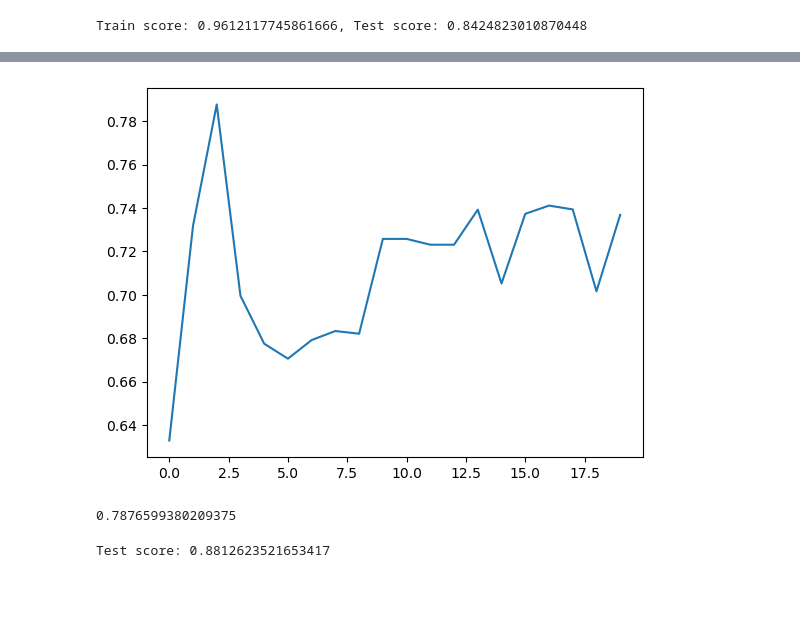
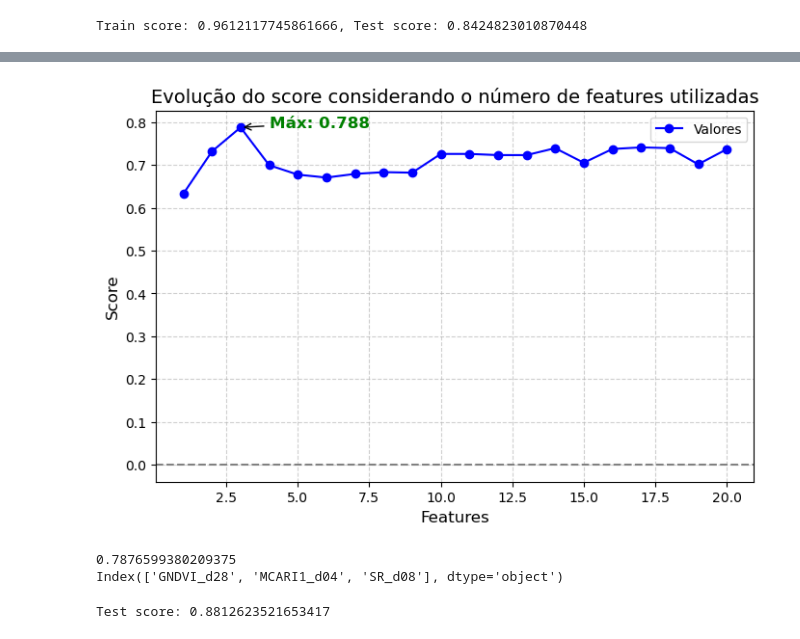
Before and after one commit to herrmannfl/fenotipagem-tomateiro, a Jupyter notebook: Aula2-DecisionTree.ipynb, the cells around one changed output, grey strips where cells are left out. Cells and saved outputs as stored; diff of their text form; code cells hidden in the pictures; blank space fills up the shorter version.

Commit message:
Melhorando gráficos

```diff
--- a/Aula2-DecisionTree.ipynb
+++ b/Aula2-DecisionTree.ipynb
@@ -181,14 +181,39 @@ for i in range(1,max_f):
 20 features - 0.7368010407932304
 # %%
 # gráfico
-# 3 features é o melhor
+# 10 features é o melhor
 import matplotlib.pyplot as plt
 
-plt.plot(lista_score)
+x = np.arange(len(lista_score))
+x = x + 1
+max_index = np.argmax(lista_score) + 1
+max_value = lista_score[max_index-1]
+# Criando o gráfico
+plt.figure(figsize=(8, 5))
+plt.plot(x, lista_score, marker='o', linestyle='-', color='b', markersize=6, label="Valores")
 
+# Adicionando título e rótulos
+plt.title("Evolução do score considerando o número de features utilizadas", fontsize=14)
+plt.xlabel("Features", fontsize=12)
+plt.ylabel("Score", fontsize=12)
+plt.axhline(y=0, color='gray', linestyle="--")  # Linha no zero para referência
+plt.legend()
+plt.grid(True, linestyle="--", alpha=0.6)
+
+# Adicionando a seta no maior valor
+plt.annotate(
+    f"Máx: {max_value:.3f}",  # Texto exibindo o valor máximo
+    xy=(max_index, max_value),  # Posição do maior valor
+    xytext=(max_index+1, max_value),  # Posição do texto
+    arrowprops=dict(facecolor='red', arrowstyle="->"),  # Estilo da seta
+    fontsize=12, color='green', fontweight="bold")
+
+#salvando o gráfico
+plt.savefig("features_decisiontree.png", dpi=300)  # Salva em PNG
+# Exibir o gráfico
 plt.show()
 # %% [output]
-[figure, old version]
+[figure, new version]
 # %%
 # seleção final das 10 features
 from sklearn.feature_selection import RFE
@@ -212,8 +237,10 @@ X_sel = X_train_sc[sel_features]
 
 score = cross_val_score(modelo_dt, X_sel, y_train, cv=10, scoring='r2')
 print(np.mean(score))
+print(sel_features)
 # %% [output]
 0.7876599380209375
+Index(['GNDVI_d28', 'MCARI1_d04', 'SR_d08'], dtype='object')
 # %%
 #modelo final
 modelo_final = DecisionTreeRegressor(criterion=otimos.x[0],
```
Also changed, not shown: 5 other files.
